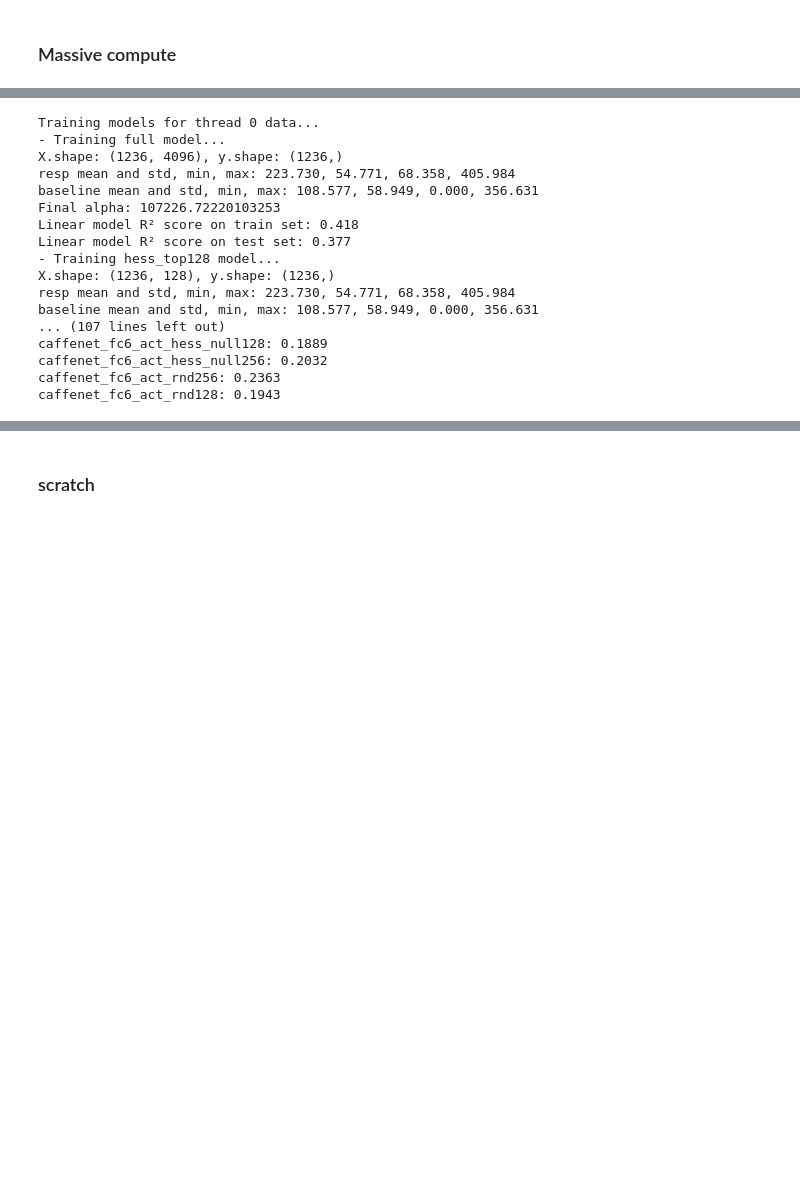
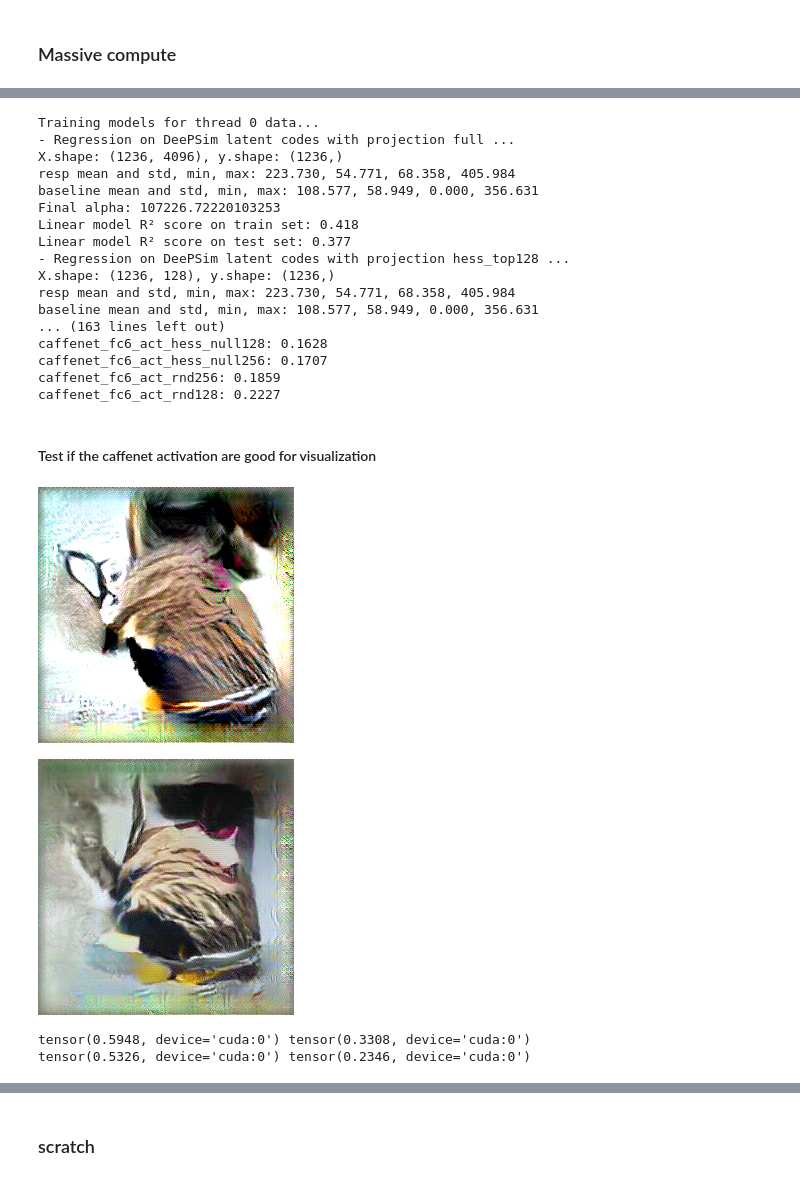
Before and after one commit to Animadversio/Neuro-ActMax-GAN-comparison, a Jupyter notebook: notebooks/BigGAN_DeePSim_latent_code_linearity_test.ipynb, the cells around one changed output, grey strips where cells are left out. Drawn from its saved outputs; the diff is of its cells as text; code cells hidden in the pictures; blank space fills up the shorter version.

Commit message:
add latent code test

```diff
--- a/notebooks/BigGAN_DeePSim_latent_code_linearity_test.ipynb
+++ b/notebooks/BigGAN_DeePSim_latent_code_linearity_test.ipynb
@@ -213,9 +213,6 @@ from sklearn.model_selection import train_test_split
 def train_linear_model(df_img_resp_latent, test_size=0.2, random_state=42, alphas=[0.01, 0.1, 1, 10], projection_matrix=None, X_key="latent_code", y_key="resp"):
     """
     Train a Ridge regression model to predict responses from latent codes.
-
-
-
 
     Args:
         df_img_resp_latent: DataFrame containing latent codes and responses
@@ -253,7 +250,8 @@ def train_linear_model(df_img_resp_latent, test_size=0.2, random_state=42, alpha
     print(f"Linear model R² score on train set: {train_score:.3f}")
     print(f"Linear model R² score on test set: {test_score:.3f}")
 
-    return model, train_score, test_score
+    return {"model": model, "train_score": train_score, "test_score": test_score,
+            "X_key": X_key, "X_dim": X.shape[1], "sample_num": y.shape[0], "alpha": model.alpha_}
 # %%
 def load_and_merge_data(BFEStats, Expi, thread_id=1, stimdrive="S:", verbose=True):
     """
@@ -466,7 +466,7 @@ def process_images_batch_add_activations(df, caffenet, batch_size=128, layer_idx
         # Process batch
         with torch.no_grad():
             # Forward pass through caffenet up to relu6
-            batch_acts = caffenet.net[:layer_idx](batch)
+            batch_acts = caffenet(batch, preproc=True, output_layer_idx=layer_idx)
             # Store flattened activation vectors
             activations.extend(batch_acts.cpu().numpy().reshape(len(batch_fps), -1))
 
@@ -475,5 +475,5 @@ def process_images_batch_add_activations(df, caffenet, batch_size=128, layer_idx
     return df
 
 # Process the dataframe
-df_img_resp_latent_thr1 = process_images_batch_add_activations(df_img_resp_latent_thr1, caffenet)
-df_img_resp_latent_thr1
+# df_img_resp_latent_thr1 = process_images_batch_add_activations(df_img_resp_latent_thr1, caffenet)
+# df_img_resp_latent_thr1
@@ -845,23 +825,27 @@ projection_configs = [
 # Training loop for thread 0
 print("Training models for thread 0 data...")
 for proj_name, proj_matrix in projection_configs:
-    print(f"- Training {proj_name} model...")
-    model, train_score, test_score = train_linear_model(df_img_resp_latent_thr0, test_size=0.2, random_state=42, alphas=np.logspace(-3, 12, 100), projection_matrix=proj_matrix)
-    results['thread0'][proj_name] = {'model': model, 'train_score': train_score, 'test_score': test_score}
+    print(f"- Regression on DeePSim latent codes with projection {proj_name} ...")
+    results['thread0']["latent_"+proj_name] = train_linear_model(df_img_resp_latent_thr0,
+                                                        test_size=0.2, random_state=42, alphas=np.logspace(-3, 12, 100),
+                                                        projection_matrix=proj_matrix)
+
+for proj_name, proj_matrix in projection_configs:
+    print(f"- Regression on DeePSim Caffenet activations with projection {proj_name} ...")
+    results['thread0']["caffenet_fc6_act_"+proj_name] = train_linear_model(df_img_resp_latent_thr0,
+                                                        test_size=0.2, random_state=42, alphas=np.logspace(-3, 12, 100),
+                                                        projection_matrix=proj_matrix, X_key="caffenet_fc6_act")
 
 # Training loop for thread 1
 print("\nTraining models for thread 1 data...")
-# First train without X_key specification
-print("- Training full model without X_key...")
-model, train_score, test_score = train_linear_model(df_img_resp_latent_thr1, test_size=0.2, random_state=42, alphas=np.logspace(-3, 12, 100))
-results['thread1']['full'] = {'model': model, 'train_score': train_score, 'test_score': test_score}
-
+print("- Training linear model on latent_code...")
+results['thread1']["latent_"+'full'] = train_linear_model(df_img_resp_latent_thr1, test_size=0.2, random_state=42, alphas=np.logspace(-3, 12, 100))
 # Then train all models with X_key="caffenet_fc6_act"
 for proj_name, proj_matrix in projection_configs[1:]:  # Skip 'full' as we already did it
-    print(f"- Training {proj_name} model...")
-    model, train_score, test_score = train_linear_model(df_img_resp_latent_thr1, test_size=0.2, random_state=42, alphas=np.logspace(-3, 12, 100),
+    print(f"- Training {proj_name} model on caffenet_fc6_act...")
+    results['thread1']["caffenet_fc6_act_"+proj_name] = train_linear_model(df_img_resp_latent_thr1,
+                                                        test_size=0.2, random_state=42, alphas=np.logspace(-3, 12, 100),
                                                         X_key="caffenet_fc6_act", projection_matrix=proj_matrix )
-    results['thread1']["caffenet_fc6_act_"+proj_name] = {'model': model, 'train_score': train_score, 'test_score': test_score}
 
 
 print("\nTraining complete! Results stored in 'results' dictionary")
@@ -872,19 +856,40 @@ for thread in ['thread0', 'thread1']:
         print(f"{proj_name}: {results[thread][proj_name]['test_score']:.4f}")
 # %% [output]
 Training models for thread 0 data...
-- Training full model...
+- Regression on DeePSim latent codes with projection full ...
 X.shape: (1236, 4096), y.shape: (1236,)
 resp mean and std, min, max: 223.730, 54.771, 68.358, 405.984
 baseline mean and std, min, max: 108.577, 58.949, 0.000, 356.631
 Final alpha: 107226.72220103253
 Linear model R² score on train set: 0.418
 Linear model R² score on test set: 0.377
-- Training hess_top128 model...
+- Regression on DeePSim latent codes with projection hess_top128 ...
 X.shape: (1236, 128), y.shape: (1236,)
 resp mean and std, min, max: 223.730, 54.771, 68.358, 405.984
 baseline mean and std, min, max: 108.577, 58.949, 0.000, 356.631
-... (107 lines left out)
-caffenet_fc6_act_hess_null128: 0.1889
-caffenet_fc6_act_hess_null256: 0.2032
-caffenet_fc6_act_rnd256: 0.2363
-caffenet_fc6_act_rnd128: 0.1943
+... (163 lines left out)
+caffenet_fc6_act_hess_null128: 0.1628
+caffenet_fc6_act_hess_null256: 0.1707
+caffenet_fc6_act_rnd256: 0.1859
+caffenet_fc6_act_rnd128: 0.2227
+# %% [markdown]
+#### Test if the caffenet activation are good for visualization
+# %%
+from core.utils.GAN_utils import upconvGAN
+from core.utils.plot_utils import to_imgrid, show_imgrid
+G = upconvGAN('fc6')
+G.eval().cuda()
+# %%
+with torch.no_grad():
+    img_tmp = G.visualize(torch.from_numpy(df_img_resp_latent_thr0['latent_code'].values[-5]).float().unsqueeze(0).cuda())
+    display(to_imgrid(img_tmp))
+
+    img_tmp_recon = G.visualize(torch.from_numpy(df_img_resp_latent_thr0['caffenet_fc6_act'].values[-5]).unsqueeze(0).cuda())
+    display(to_imgrid(img_tmp_recon))
+print(img_tmp.mean(), img_tmp.std())
+print(img_tmp_recon.mean(), img_tmp_recon.std())
+# %% [output]
+[figure, added]
+[figure, added]
+tensor(0.5948, device='cuda:0') tensor(0.3308, device='cuda:0')
+tensor(0.5326, device='cuda:0') tensor(0.2346, device='cuda:0')
```
Also changed, not shown: parts of 6 cells of this notebook, 1 other file.
